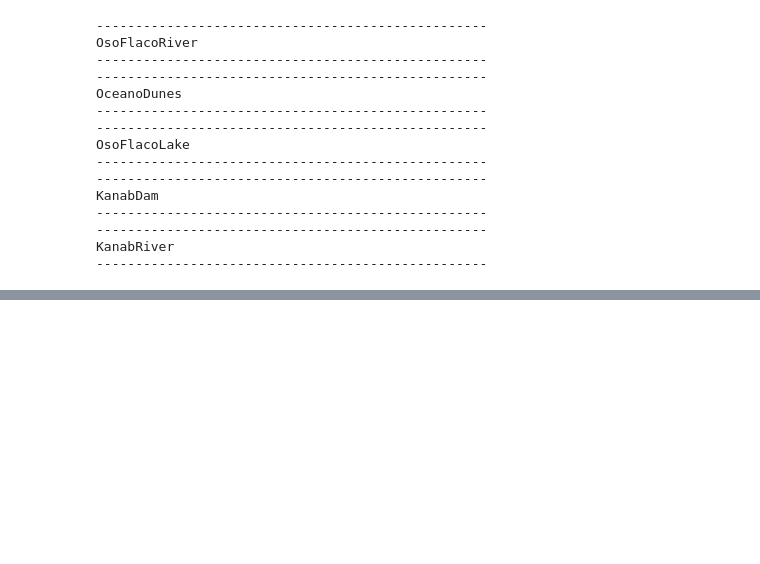
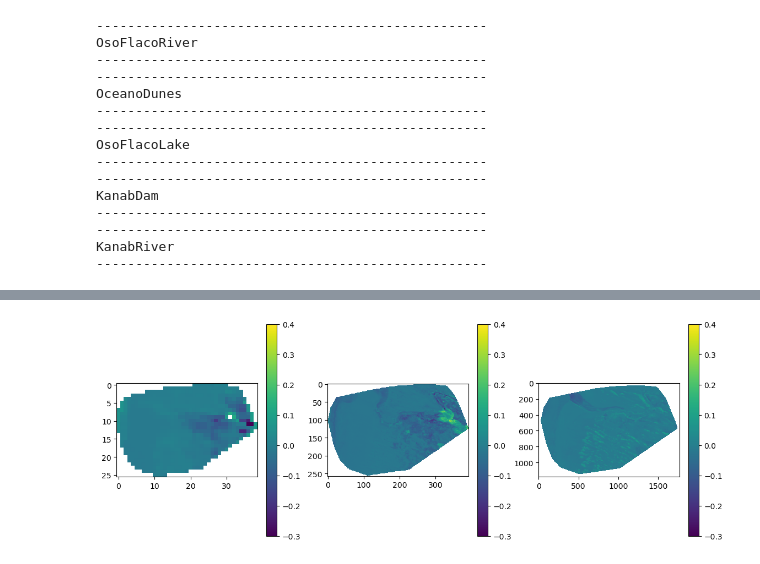
Before and after one commit to kashingtonDC/ODM_processing, a Jupyter notebook: analysis/sw_classify.ipynb, the cells around one changed output, grey strips where cells are left out. Cells and saved outputs as stored; diff of their text form; code cells hidden in the pictures; blank space fills up the shorter version.

Commit message:
add otsu classification

```diff
--- a/analysis/sw_classify.ipynb
+++ b/analysis/sw_classify.ipynb
@@ -91,4 +83,0 @@ Sentinel red Band == band 4
-# %%
-def vari(image_3_channel):
-    vari = (image_3_channel[:,:,1] - image_3_channel[:,:,0]) / (image_3_channel[:,:,1] + image_3_channel[:,:,0] + + image_3_channel[:,:,2])
-    return vari
@@ -123,0 +95,83 @@ KanabRiver
+# %%
+def vari(image_3_channel):
+    vari = (image_3_channel[:,:,1] - image_3_channel[:,:,0]) / (image_3_channel[:,:,1] + image_3_channel[:,:,0] + image_3_channel[:,:,2])
+    return vari
+
+
+def get_otsu_thresh(rs_im):
+    image = rs_im.copy()
+    thresh = threshold_otsu(image[~np.isnan(image)])
+    binary = image > thresh
+
+    return thresh, binary
+# %%
+out_ims = {}
+
+for k,v in site_ims.items():
+
+    # Calc VARI, resample by a factor of 4, interpolate
+    drone_vari_raw = vari(v['drone'])
+    t = skimage.measure.block_reduce(drone_vari_raw, block_size=(4, 4), func=np.mean)
+    x = np.arange(0, t.shape[1])
+    y = np.arange(0, t.shape[0])
+    #mask invalid values
+    array = np.ma.masked_invalid(t)
+    xx, yy = np.meshgrid(x, y)
+    #get only the valid values
+    x1 = xx[~array.mask]
+    y1 = yy[~array.mask]
+    newarr = array[~array.mask]
+
+    drone_vari = scipy.interpolate.griddata((x1, y1), newarr.ravel(),(xx, yy),method='cubic')
+
+    # Calc VARI for other sensors
+    naip_vari = vari(v['naip'])
+    s1_vari = vari(v['s1'])
+
+    plt.figure(figsize=(14,5))
+    plt.subplot(131)
+    plt.imshow(s1_vari, vmin = -0.3, vmax = 0.4); plt.colorbar();
+
+    plt.subplot(132)
+    plt.imshow(naip_vari, vmin = -0.3, vmax = 0.4); plt.colorbar();
+
+    plt.subplot(133)
+    plt.imshow(drone_vari, vmin = -0.3, vmax = 0.4); plt.colorbar();
+
+    # Get otsu's threshold
+    s1_thresh_val, s1_thresh_im = get_otsu_thresh(s1_vari)
+    naip_thresh_val, naip_thresh_im = get_otsu_thresh(naip_vari)
+    drone_thresh_val, drone_thresh_im = get_otsu_thresh(drone_vari)
+
+    s1_thresh_im[np.isnan(s1_vari)] = np.nan
+    naip_thresh_im[np.isnan(naip_vari)] = np.nan
+    drone_thresh_im[np.isnan(drone_vari)] = np.nan
+
+    plt.figure(figsize=(14,5))
+    plt.subplot(131)
+    plt.imshow(s1_thresh_im, cmap=plt.cm.gray); plt.colorbar();
+
+    plt.subplot(132)
+    plt.imshow(naip_thresh_im, cmap=plt.cm.gray); plt.colorbar();
+
+    plt.subplot(133)
+    plt.imshow(drone_thresh_im, cmap=plt.cm.gray); plt.colorbar();
+
+    plt.show()
+
+    plt.figure(figsize = (7,3))
+    plt.hist([s1_vari.flatten(),drone_vari.flatten(),naip_vari.flatten()], bins = 200, density = True,histtype=u'step')
+    plt.axvline(drone_thresh_val, color = 'blue', label = 'drone')
+    plt.axvline(s1_thresh_val, color = 'orange', label = 's1')
+    plt.axvline(naip_thresh_val, color = 'green', label = 'naip')
+    plt.xlim([-0.25, 0.25])
+    plt.xlabel("VARI")
+    plt.ylabel("% of pixels")
+    plt.legend()
+    plt.show()
+
+    out_ims['drone'] = drone_vari
+    out_ims['naip'] = naip_vari
+    out_ims['s1'] = s1_vari
+# %% [output]
+[figure, added]
```
Also changed, not shown: parts of 31 cells of this notebook, 2 other files.
